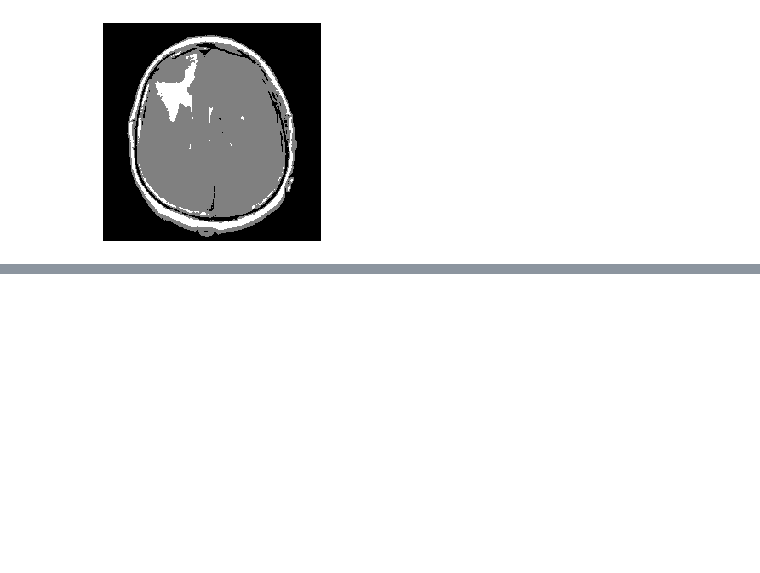
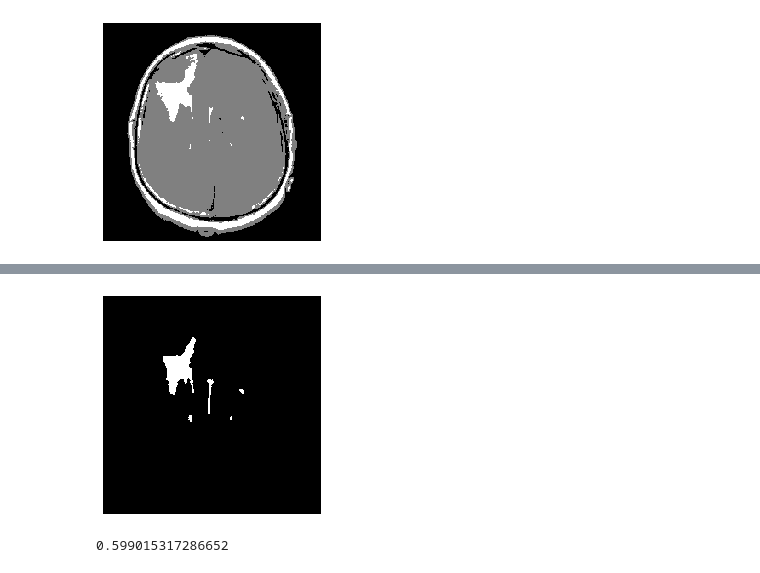
Before and after one commit to FirasAzzouz/VIC_Project, a Jupyter notebook: Demo.ipynb, the cells around one changed output, grey strips where cells are left out. Cells and saved outputs as stored; diff of their text form; code cells hidden in the pictures; blank space fills up the shorter version.

```diff
--- a/Demo.ipynb
+++ b/Demo.ipynb
@@ -60,0 +69,24 @@ plt.show()
+# %%
+def markers_filter(markers, img, n_markers=100):
+    center = np.array([img.shape[0] / 2, img.shape[1] / 2])
+    pos = np.where(markers==2)
+    distance = np.array([np.linalg.norm(np.array([pos[0][i], pos[1][i]]) - center) for i in range(len(pos[0]))])
+    index_sorted = np.argsort(distance)[n_markers:]
+    background_x, background_y = pos[0][index_sorted], pos[1][index_sorted]
+    markers_copy = np.copy(markers)
+    markers_copy[background_x, background_y] = 0
+    return markers_copy
+# %%
+markers_updated = markers_filter(watershed_kmeans.markers, img, n_markers=100)
+
+labels_filtered = skimage_watershed(sobel(img), markers=markers_updated)
+plt.imshow(labels_filtered, cmap="gray")
+plt.axis("off")
+plt.show()
+# %% [output]
+[figure, added]
+# %%
+score = np.sum((labels_filtered - 1) * (img_mask)) / len(np.where(img_mask==1)[0])
+print(score)
+# %% [output]
+0.599015317286652
```
Also changed, not shown: parts of 5 cells of this notebook, 1 other file.
